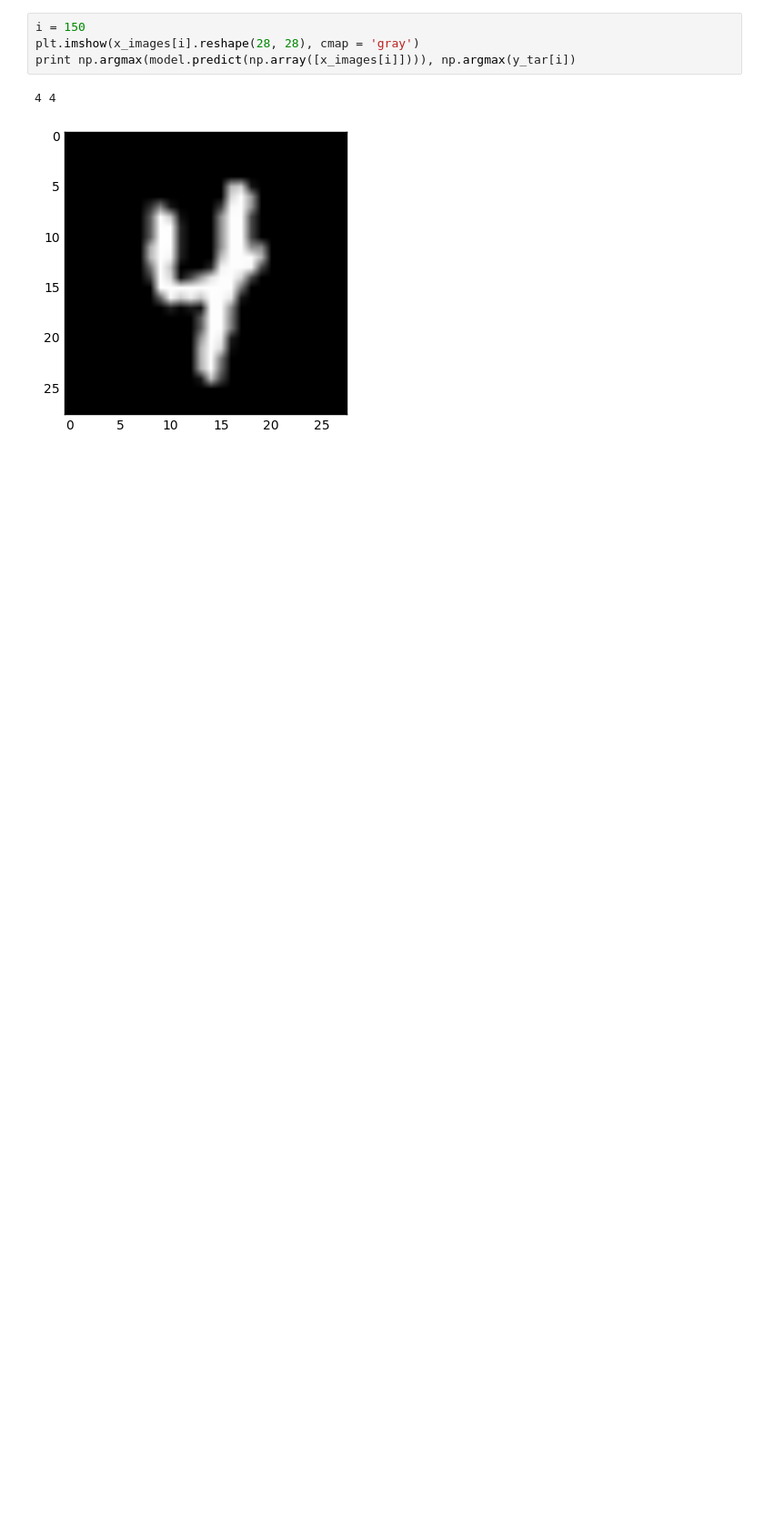
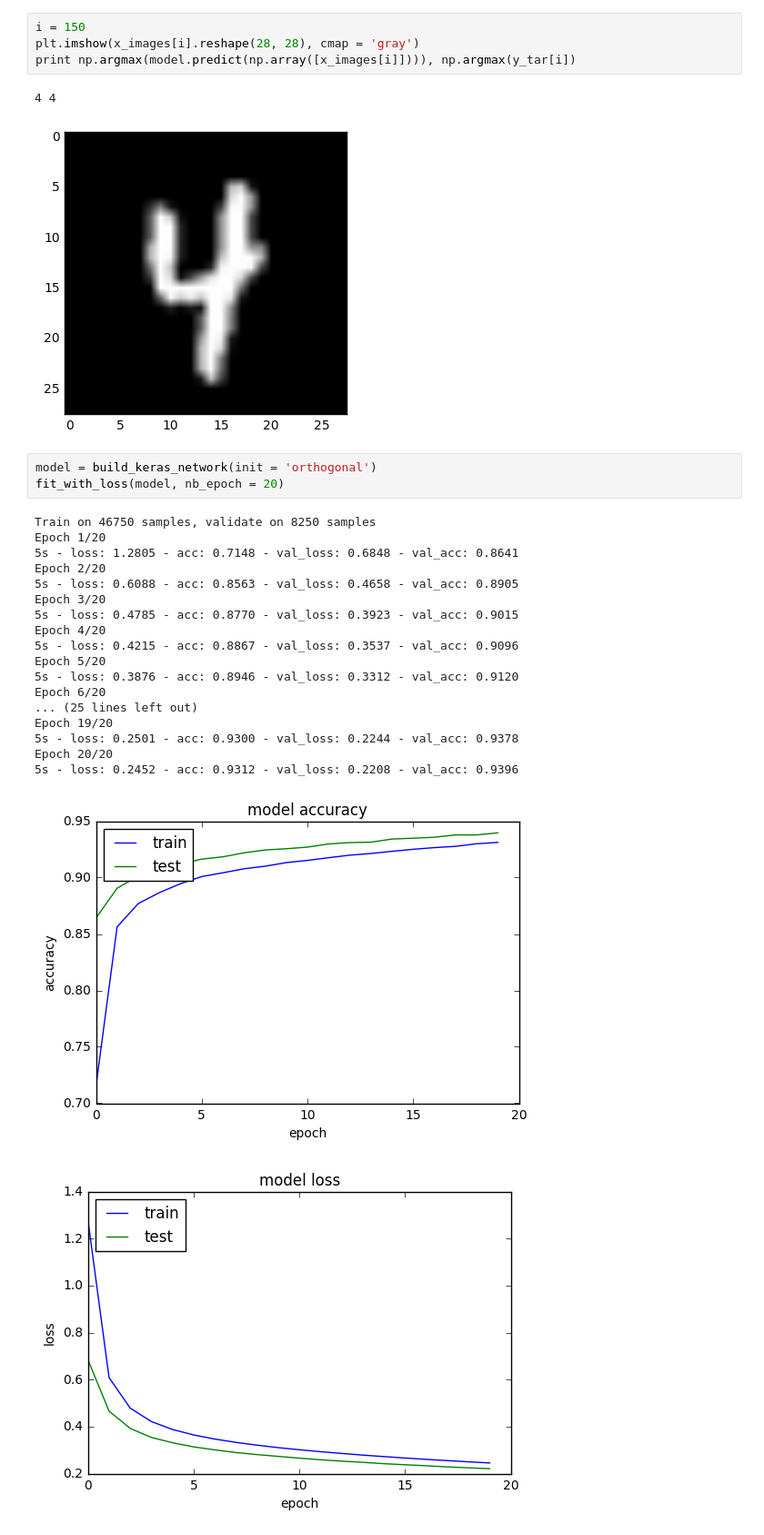
Before and after one commit to etoestja/inf, a Jupyter notebook: mipt/s8/ML/1/run.ipynb, the cells around one changed output. Shown at 91% size. Cells and saved outputs as stored; diff of their text form; blank space fills up the shorter version.

```diff
--- a/mipt/s8/ML/1/run.ipynb
+++ b/mipt/s8/ML/1/run.ipynb
@@ -432,3 +464,26 @@ print np.argmax(model.predict(np.array([x_images[i]]))), np.argmax(y_tar[i])
 # %% [output]
 4 4
 [figure]
+# %%
+model = build_keras_network(init = 'orthogonal')
+fit_with_loss(model, nb_epoch = 20)
+# %% [output]
+Train on 46750 samples, validate on 8250 samples
+Epoch 1/20
+5s - loss: 1.2805 - acc: 0.7148 - val_loss: 0.6848 - val_acc: 0.8641
+Epoch 2/20
+5s - loss: 0.6088 - acc: 0.8563 - val_loss: 0.4658 - val_acc: 0.8905
+Epoch 3/20
+5s - loss: 0.4785 - acc: 0.8770 - val_loss: 0.3923 - val_acc: 0.9015
+Epoch 4/20
+5s - loss: 0.4215 - acc: 0.8867 - val_loss: 0.3537 - val_acc: 0.9096
+Epoch 5/20
+5s - loss: 0.3876 - acc: 0.8946 - val_loss: 0.3312 - val_acc: 0.9120
+Epoch 6/20
+... (25 lines left out)
+Epoch 19/20
+5s - loss: 0.2501 - acc: 0.9300 - val_loss: 0.2244 - val_acc: 0.9378
+Epoch 20/20
+5s - loss: 0.2452 - acc: 0.9312 - val_loss: 0.2208 - val_acc: 0.9396
+[figure, added]
+[figure, added]
```
Also changed, not shown: parts of 15 cells of this notebook, 1 other file.
